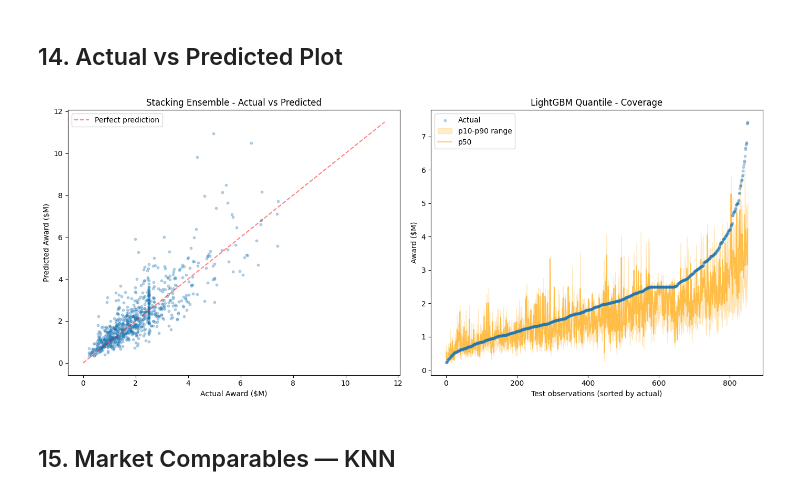
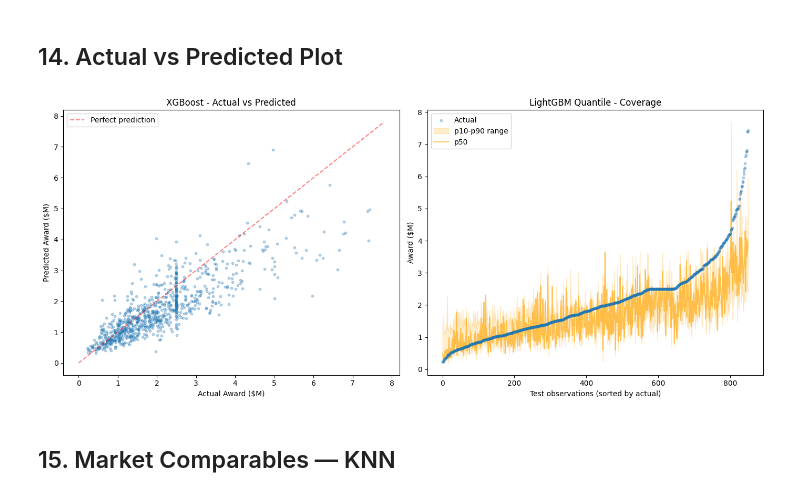
Before and after one commit to lilhuang15/ca-affordable-housing-tax-credit-intelligence, a Jupyter notebook: data/04_modeling.ipynb, the cells around one changed output. Drawn from its saved outputs; the diff is of its cells as text; code cells hidden in the pictures.

```diff
--- a/data/04_modeling.ipynb
+++ b/data/04_modeling.ipynb
@@ -496,33 +615,33 @@ shap.waterfall_plot(explanation)
 # %%
 fig, axes = plt.subplots(1, 2, figsize=(14, 6))
 
-# Stacking: actual vs predicted
+# XGBoost: actual vs predicted
 ax = axes[0]
-ax.scatter(y_test_raw / 1e6, stacking_preds / 1e6, alpha=0.3, s=10)
-lims = [0, max(y_test_raw.max(), stacking_preds.max()) / 1e6 * 1.05]
+ax.scatter(y_test_raw / 1e6, xgb_preds / 1e6, alpha=0.3, s=10)
+lims = [0, max(y_test_raw.max(), xgb_preds.max()) / 1e6 * 1.05]
 ax.plot(lims, lims, 'r--', alpha=0.5, label='Perfect prediction')
 ax.set_xlabel('Actual Award ($M)')
 ax.set_ylabel('Predicted Award ($M)')
-ax.set_title('Stacking Ensemble - Actual vs Predicted')
+ax.set_title('XGBoost - Actual vs Predicted')
 ax.legend()
 
 # LightGBM quantile: actual vs p50 with confidence bands
 ax = axes[1]
 sort_idx = np.argsort(y_test_raw)
 ax.scatter(range(len(y_test_raw)), y_test_raw[sort_idx] / 1e6, alpha=0.3, s=10, label='Actual', zorder=3)
 ax.fill_between(range(len(y_test_raw)),
                 p10_preds[sort_idx] / 1e6, p90_preds[sort_idx] / 1e6,
                 alpha=0.2, color='orange', label='p10-p90 range')
 ax.plot(range(len(y_test_raw)), p50_preds[sort_idx] / 1e6, 'orange', alpha=0.6, label='p50')
 ax.set_xlabel('Test observations (sorted by actual)')
 ax.set_ylabel('Award ($M)')
 ax.set_title('LightGBM Quantile - Coverage')
 ax.legend()
 
 plt.tight_layout()
 plt.show()
 # %% [output]
-[figure, old version]
+[figure, new version]
 # %% [markdown]
 ## 15. Market Comparables — KNN
 # %%
```
Also changed, not shown: parts of 26 cells of this notebook, 7 other files.
